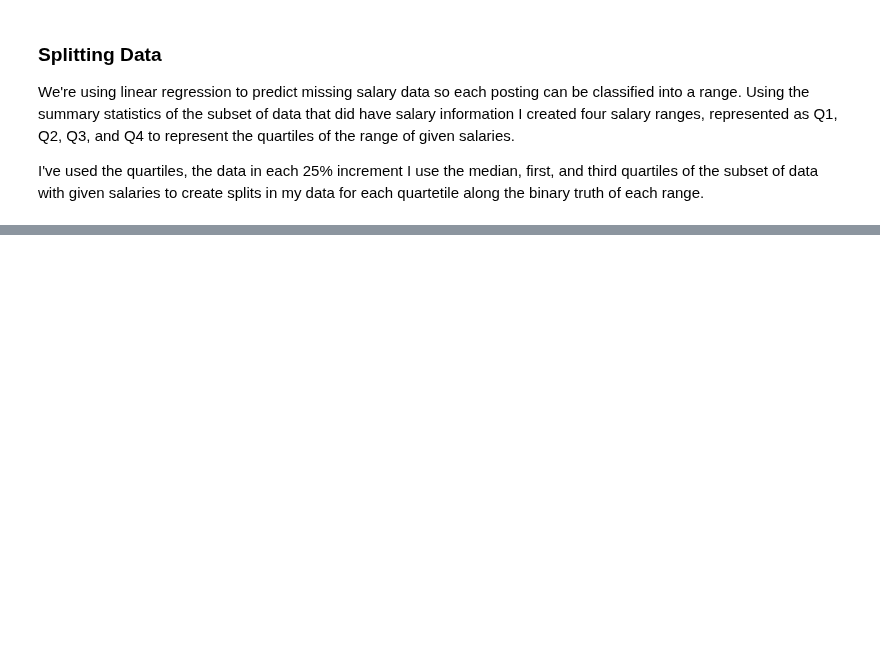
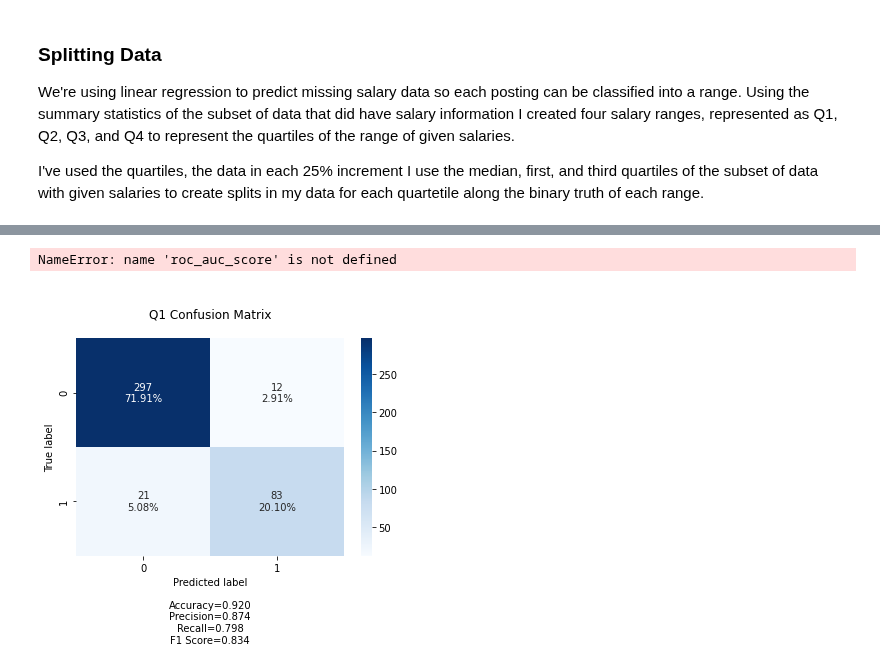
Before and after one commit to 333Kenji/indeedjobscraper, a Jupyter notebook: docs/ml.ipynb, the cells around one changed output, grey strips where cells are left out. Cells and saved outputs as stored; diff of their text form; code cells hidden in the pictures; blank space fills up the shorter version.

```diff
--- a/docs/ml.ipynb
+++ b/docs/ml.ipynb
@@ -575,0 +555,2 @@ for i, j in zip(metrics[6], Q):
+# %%
+te_scores, te_probs, te_logloss, te_confusions, te_optC, te_class_reports, dum_scores, dum_probs, dum_logloss, pr_probs, pr_logloss, y_test, y_test_preds, X_test = metrics
@@ -576,3 +560,25 @@ for i, j in zip(metrics[6], Q):
+# %%
+def make_roc(Q,  y_t, y_pred, y_prob):
+    logit_roc_auc = roc_auc_score(y_t, y_pred)
+    fpr, tpr, thresholds = roc_curve(y_t, y_prob[:,1])
+    plt.figure()
+    plt.plot(fpr, tpr, label='Logistic Regression (area = %0.2f)' % logit_roc_auc)
+    plt.plot([0, 1], [0, 1],'r--')
+    plt.xlim([0.0, 1.0])
+    plt.ylim([0.0, 1.05])
+    plt.xlabel('False Positive Rate')
+    plt.ylabel('True Positive Rate')
+    plt.title(f'{Q} Receiver operating characteristic')
+    plt.legend(loc="lower right")
+    plt.savefig('Log_ROC')
+    plt.show()
+# %%
+for title, cf, y_t, y_pred, y_prob in zip(Q, te_confusions, y_test, y_test_preds, te_probs):
+    make_confusion_matrix(cf, title='\n'+title+' Confusion Matrix\n')
+    make_roc(title,  y_t, y_pred, y_prob)
+# %% [output]
+NameError: name 'roc_auc_score' is not defined
+[figure, added]
 # %%
 def word_importances():
     binaries = ['Top_jobtitle', 'Bottom_jobtitle', 'Top_city', 'Bottom_city','Top_company', 'Bottom_company','Bottom_state','Top_company','Bottom_compay','Top_requirements','Bottom_reqirements','Top_summary','Bottom_summary','Top_description','Bottom_description','Target']
```
Also changed, not shown: parts of 12 cells of this notebook, 5 other files.
